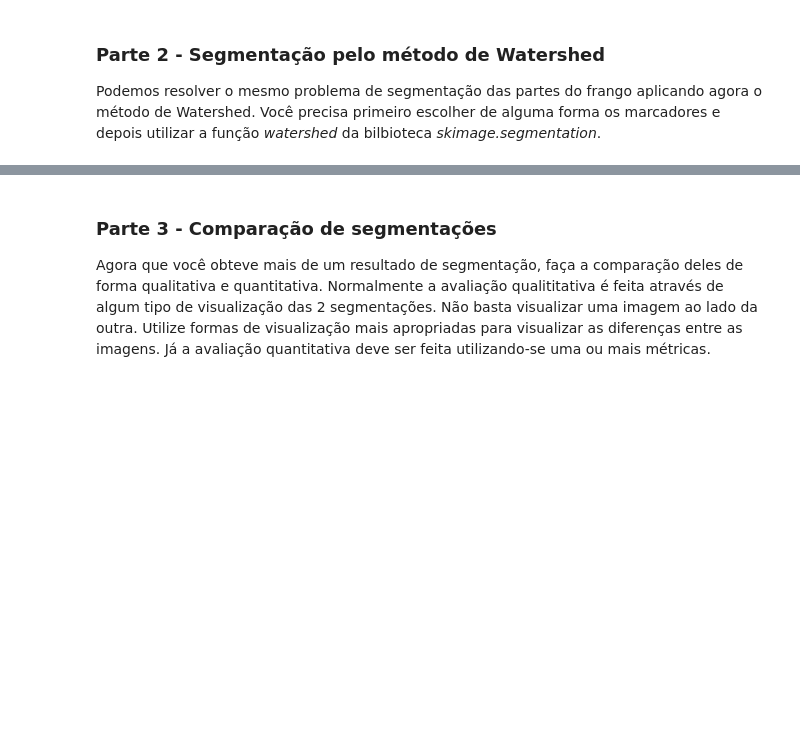
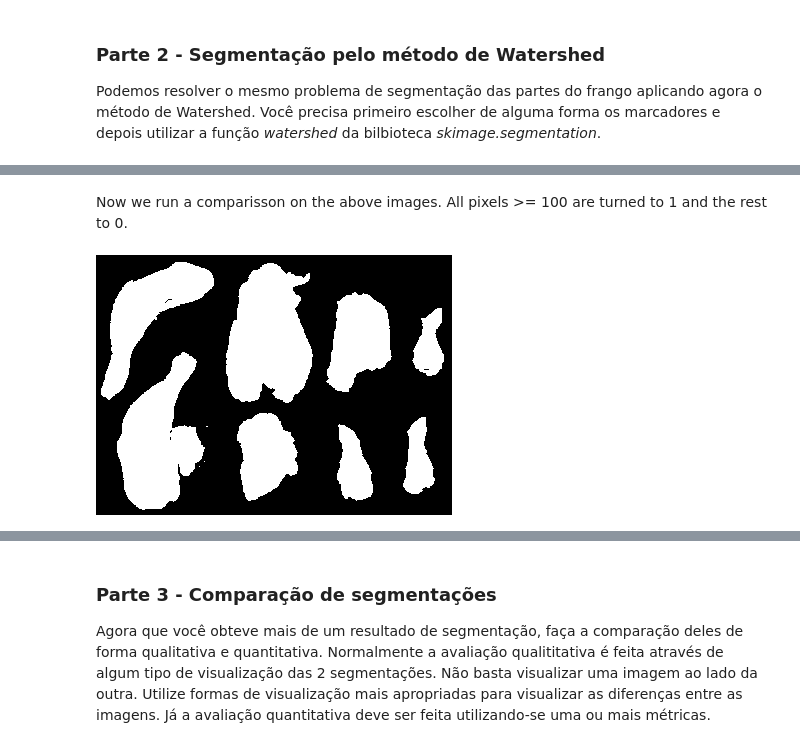
Before and after one commit to andre91998/EA979, a Jupyter notebook: 1S2020/EA979A_Ex05_AndreMedeiros.ipynb, the cells around one changed output, grey strips where cells are left out. Cells and saved outputs as stored; diff of their text form; code cells hidden in the pictures; blank space fills up the shorter version.

```diff
--- a/1S2020/EA979A_Ex05_AndreMedeiros.ipynb
+++ b/1S2020/EA979A_Ex05_AndreMedeiros.ipynb
@@ -34,0 +165,7 @@ Podemos resolver o mesmo problema de segmentação das partes do frango aplicand
+# %% [markdown]
+Now we run a comparisson on the above images. All pixels >= 100 are turned to 1 and the rest to 0.
+# %%
+c = (a >= 100)
+Image.fromarray(c.astype(np.uint8)*255)
+# %% [output]
+[figure, added]
```
Also changed, not shown: parts of 25 cells of this notebook.
